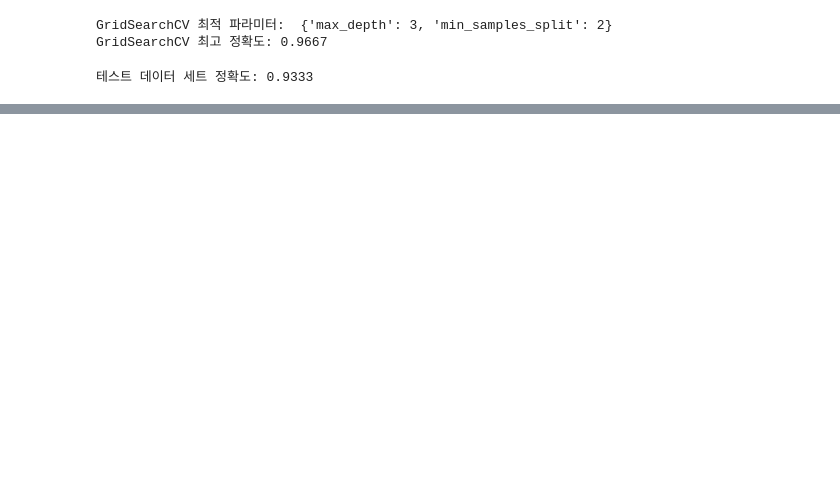
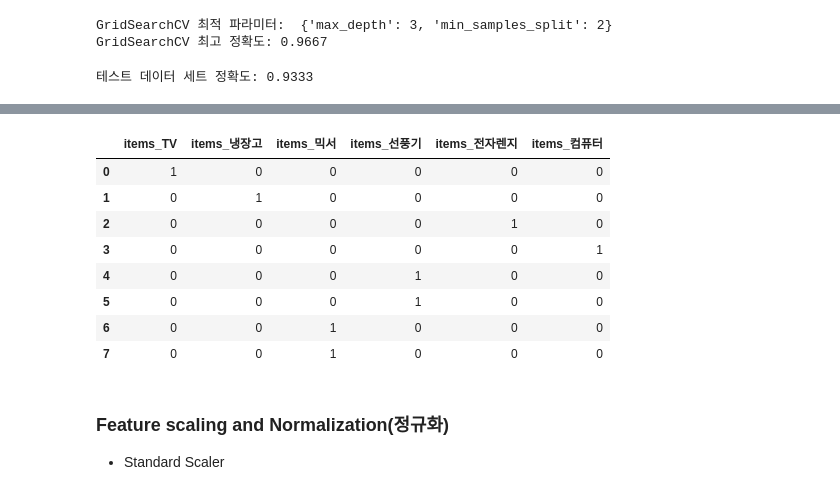
Before and after one commit to SEUNGKI-JUNG/Machine-Learning, a Jupyter notebook: ch2_scikit-learn.ipynb, the cells around one changed output, grey strips where cells are left out. Drawn from its saved outputs; the diff is of its cells as text; code cells hidden in the pictures; blank space fills up the shorter version.

```diff
--- a/ch2_scikit-learn.ipynb
+++ b/ch2_scikit-learn.ipynb
@@ -403,0 +473,3 @@ print('테스트 데이터 세트 정확도: {0:.4f}'.format(accuracy_score(y_te
+# %%
+df = pd.DataFrame({'items': ['TV', '냉장고', '전자렌지', '컴퓨터', '선풍기', '선풍기', '믹서', '믹서']})
+df
@@ -403,0 +486,15 @@ print('테스트 데이터 세트 정확도: {0:.4f}'.format(accuracy_score(y_te
+# %%
+pd.get_dummies(df)
+# %% [output]
+|  | items_TV | items_냉장고 | items_믹서 | items_선풍기 | items_전자렌지 | items_컴퓨터 |
+| 0 | 1 | 0 | 0 | 0 | 0 | 0 |
+| 1 | 0 | 1 | 0 | 0 | 0 | 0 |
+| 2 | 0 | 0 | 0 | 0 | 1 | 0 |
+| 3 | 0 | 0 | 0 | 0 | 0 | 1 |
+| 4 | 0 | 0 | 0 | 1 | 0 | 0 |
+| 5 | 0 | 0 | 0 | 1 | 0 | 0 |
+| 6 | 0 | 0 | 1 | 0 | 0 | 0 |
+| 7 | 0 | 0 | 1 | 0 | 0 | 0 |
+# %% [markdown]
+### Feature scaling and Normalization(정규화)
+- Standard Scaler
```
Also changed, not shown: parts of 21 cells of this notebook, 6 other files.
